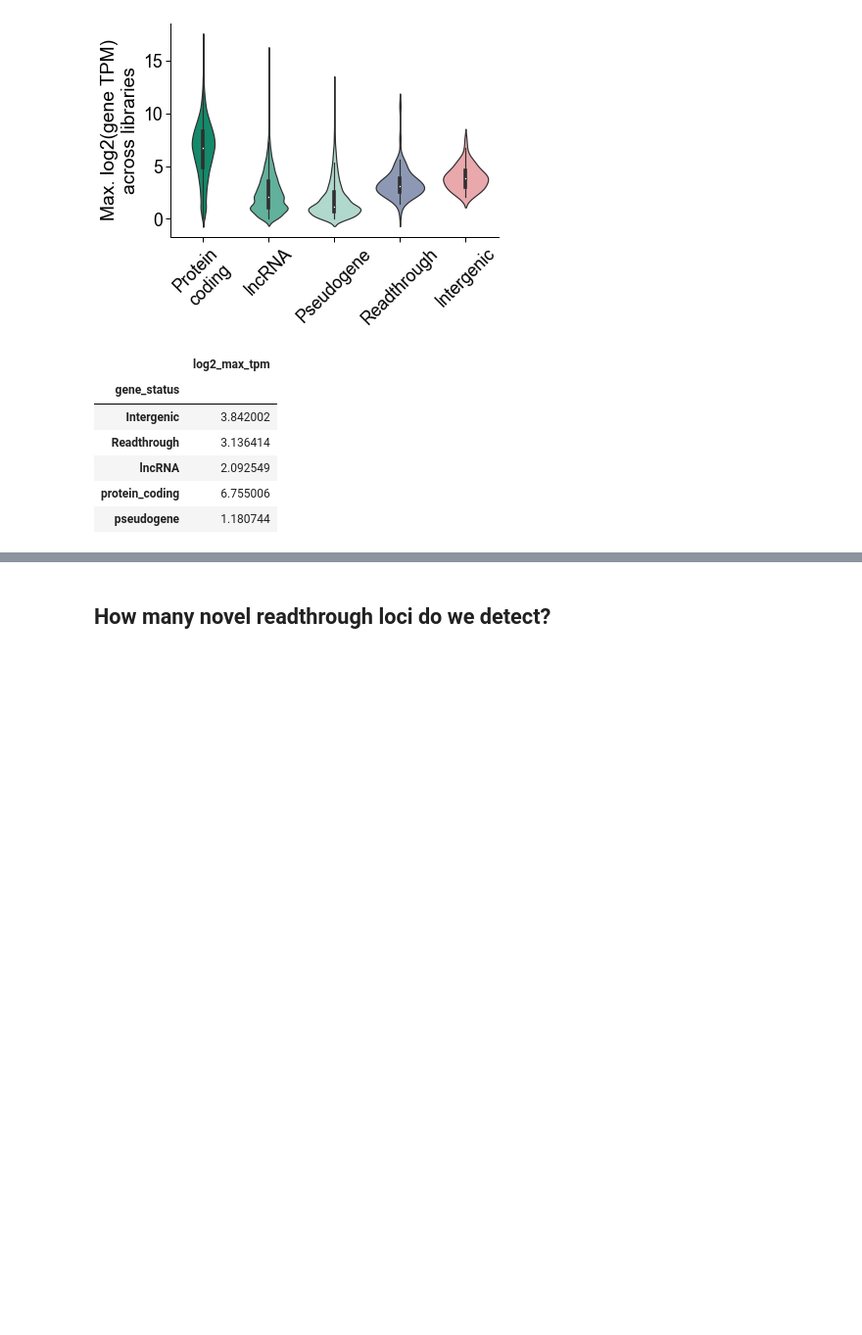
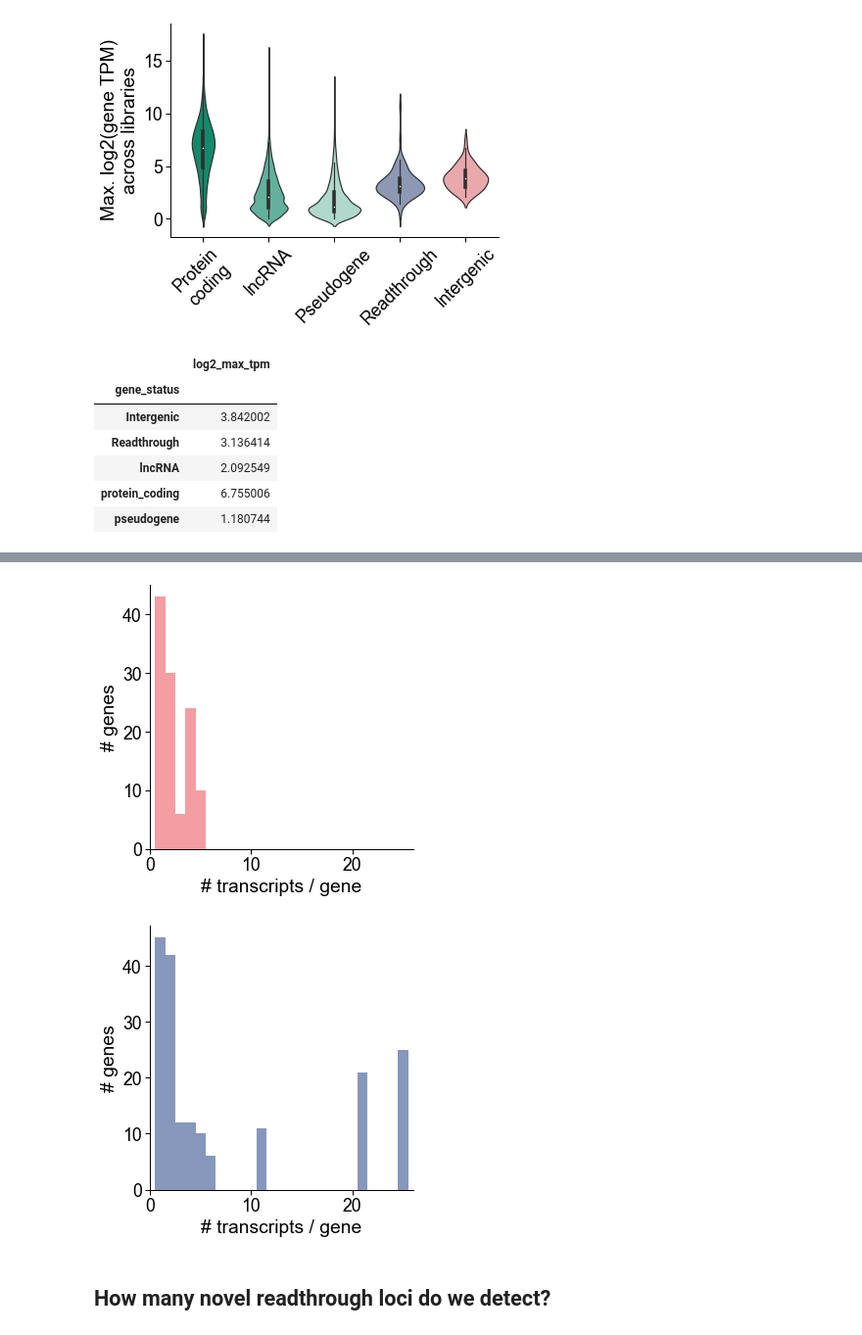
Before and after one commit to fairliereese/paper_rnawg, a Jupyter notebook: figures_revisions/revisions/novel_gene_characterization.ipynb, the cells around one changed output, grey strips where cells are left out. Shown at 98% size. Drawn from its saved outputs; the diff is of its cells as text; code cells hidden in the pictures; blank space fills up the shorter version.

```diff
--- a/figures_revisions/revisions/novel_gene_characterization.ipynb
+++ b/figures_revisions/revisions/novel_gene_characterization.ipynb
@@ -518,3 +493,27 @@ ax.tick_params(axis="x", rotation=45)
+# %%
+trip_df = pd.read_csv('readthrough_triplets.tsv', sep='\t')
+# %%
+trip_df = trip_df.merge(df[['gid', 'gene_novelty']],
+                        how='left',
+                        left_on='gene_id',
+                        right_on='gid')
+# %%
+c_dict, order = get_gene_nov_colors(cats=trip_df.gene_novelty.unique().tolist())
+
+for n in trip_df.gene_novelty.unique():
+    temp2 = trip_df.loc[trip_df.gene_novelty==n].copy(deep=True)
+    ax = sns.displot(temp2, x='n_iso', binwidth=1, alpha=1, linewidth=0, discrete=True,
+                     color=c_dict[n])
+    # temp2 = temp2[['gene_novelty', 'n_iso']].groupby('n_iso').count().reset_index()
+    # ax = sns.catplot(temp2, y='gene_novelty', x='n_iso', alpha=1, kind='bar', color=c_dict[n])
+    ax.set(ylabel='# genes', xlabel='# transcripts / gene', xlim=(0,26))
+    # plt.show()
+    # plt.clf()
+    fname = f'figures/{n}_transcripts_per_gene.pdf'
+    plt.savefig(fname, dpi=500)
+# %% [output]
+[figure, added]
+[figure, added]
 # %% [markdown]
 ## How many novel readthrough loci do we detect?
 # %%
```
Also changed, not shown: parts of 46 cells of this notebook, 4 other files.
